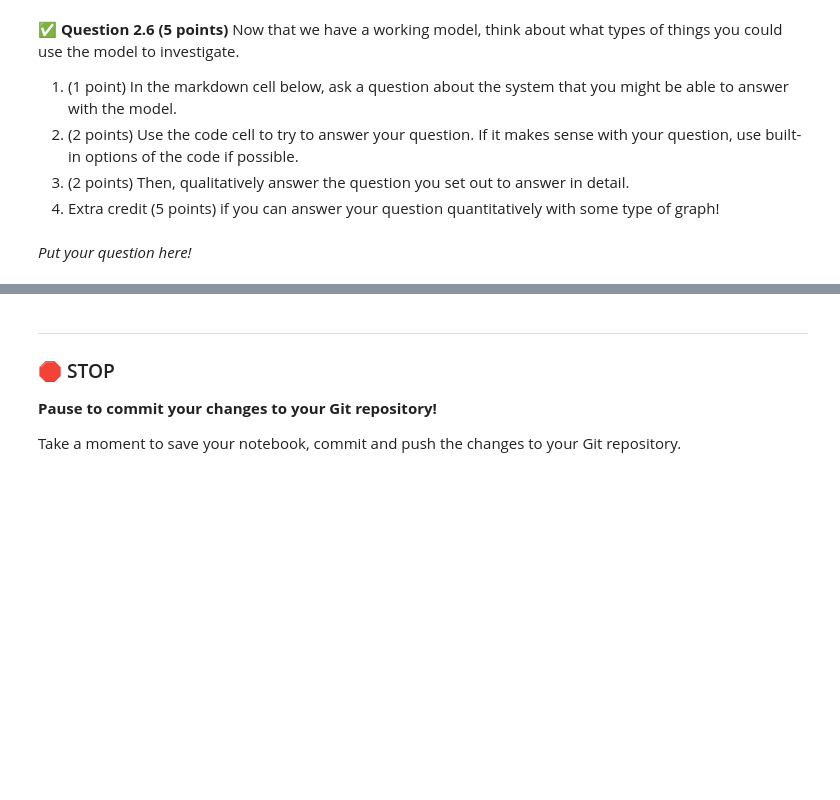
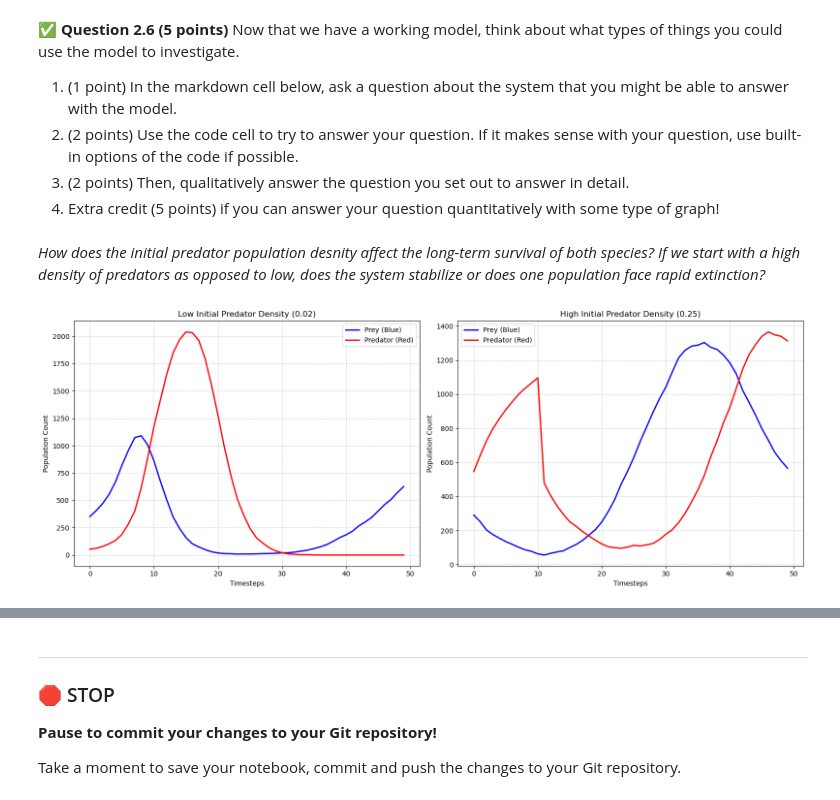
Before and after one commit to Ptona32/CMSE202-s26-turnin, a Jupyter notebook: hw-02/HW-02_ABMandGraphTheory-STUDENT.ipynb, the cells around one changed output, grey strips where cells are left out. Cells and saved outputs as stored; diff of their text form; code cells hidden in the pictures; blank space fills up the shorter version.

```diff
--- a/hw-02/HW-02_ABMandGraphTheory-STUDENT.ipynb
+++ b/hw-02/HW-02_ABMandGraphTheory-STUDENT.ipynb
@@ -119,6 +155,25 @@ help(test_animal)
 5. (2 points) Once again, add docstrings to the class.
 # %%
 # Put your Prey class definition here!
+class Prey(Animal):
+    '''
+    This class represents a prey agent, inheriting basic location and movement
+    functionality from the animal base class
+    '''
+
+    def __init__(self, pos_x, pos_y):
+        '''
+        Initializes a Prey instance at a specific (x, y) coordinate,
+        inheriting from Animal and setting its color to blue
+        '''
+        super().__init__(pos_x, pos_y)
+        self.rgb = [0.0, 0.0, 1.0]
+
+    def get_type(self):
+        '''
+        Retrieves the type of the animal.
+        '''
+        return "Prey"
 # %% [markdown]
 Once again, use the cell below to check your work and verify your docstrings are working!
 # %%
@@ -354,7 +524,66 @@ for i in range(20):
 3. (2 points) Then, qualitatively answer the question you set out to answer in detail.
 4. Extra credit (5 points) if you can answer your question quantitatively with some type of graph!
 # %% [markdown]
-*Put your question here!*
+*How does the initial predator population desnity affect the long-term survival of both species? If we start with a high density of predators as opposed to low, does the system stabilize or does one population face rapid extinction?*
 # %%
 # Use this cell to explore your question!
+import numpy as np
+import matplotlib.pyplot as plt
+import random
+import time
+
+def count_populations(env_instance):
+    prey_count = 0
+    predator_count = 0
+    for animal in env_instance.animals.values():
+        if animal is not None:
+            if animal.get_type() == "Prey":
+                prey_count += 1
+            elif animal.get_type() == "Predator":
+                predator_count += 1
+    return prey_count, predator_count
+
+steps = 50
+grid_size = 50
+env_low = Environment(size_x=grid_size, size_y=grid_size, start_prey=0.15, start_predator=0.02)
+prey_low_history = []
+pred_low_history = []
+
+for _ in range(steps):
+    prey, pred = count_populations(env_low)
+    prey_low_history.append(prey)
+    pred_low_history.append(pred)
+    env_low.timestep()
+
+env_high = Environment(size_x=grid_size, size_y=grid_size, start_prey=0.15, start_predator=0.25)
+prey_high_history = []
+pred_high_history = []
+
+for _ in range(steps):
+    prey, pred = count_populations(env_high)
+    prey_high_history.append(prey)
+    pred_high_history.append(pred)
+    env_high.timestep()
+
+fig, (ax1, ax2) = plt.subplots(1, 2, figsize=(16, 6))
+ax1.plot(prey_low_history, label="Prey (Blue)", color="blue", linewidth=2)
+ax1.plot(pred_low_history, label="Predator (Red)", color="red", linewidth=2)
+ax1.set_title("Low Initial Predator Density (0.02)")
+ax1.set_xlabel("Timesteps")
+ax1.set_ylabel("Population Count")
+ax1.grid(True, linestyle="--", alpha=0.6)
+ax1.legend()
+
+ax2.plot(prey_high_history, label="Prey (Blue)", color="blue", linewidth=2)
+ax2.plot(pred_high_history, label="Predator (Red)", color="red", linewidth=2)
+ax2.set_title("High Initial Predator Density (0.25)")
+ax2.set_xlabel("Timesteps")
+ax2.set_ylabel("Population Count")
+ax2.grid(True, linestyle="--", alpha=0.6)
+ax2.legend()
+
+plt.tight_layout()
+plt.show()
+# %% [output]
+[figure, added]
 # %% [markdown]
```
Also changed, not shown: parts of 10 cells of this notebook.
